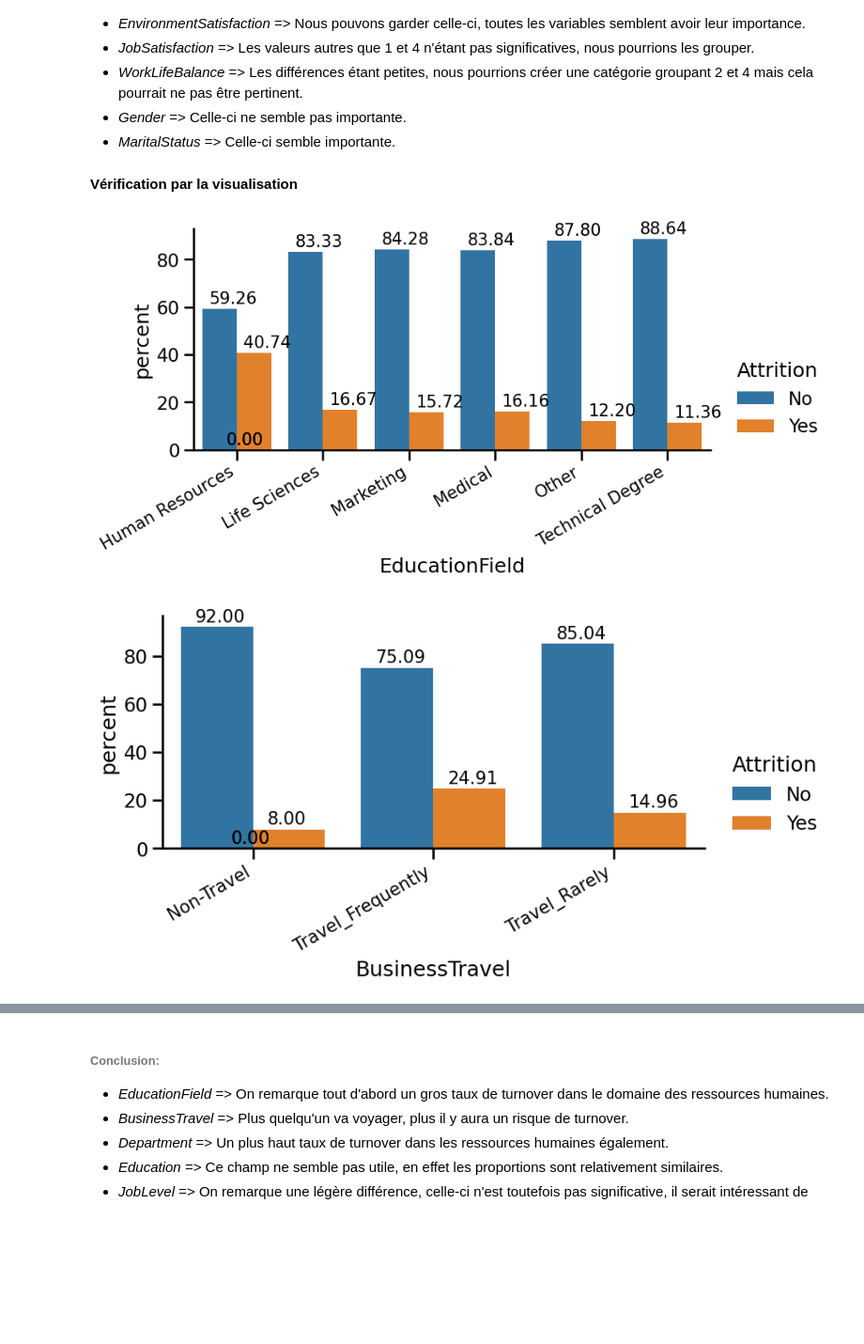
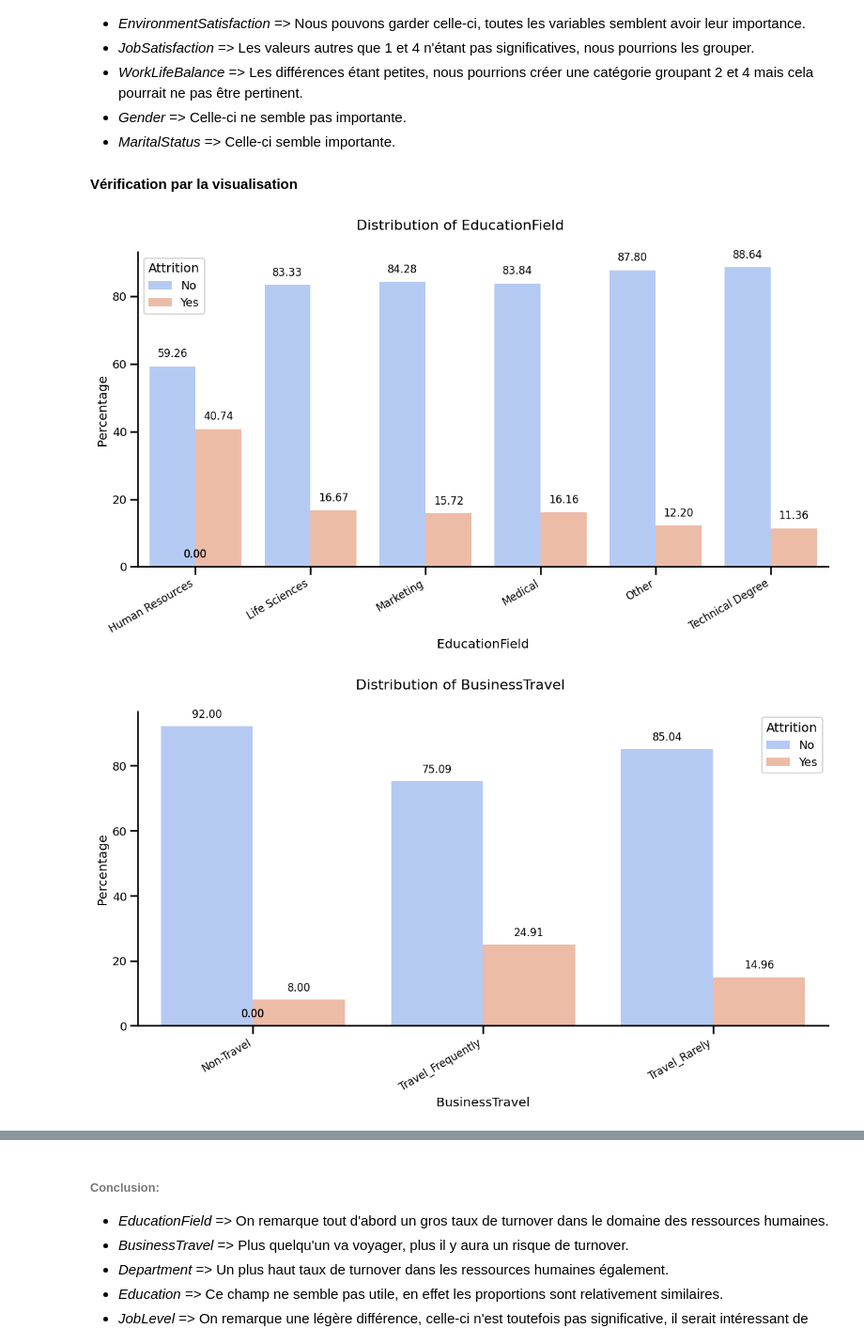
Before and after one commit to Milan-SANGARE/IA-for-HumanForYou---Groupe-1, a Jupyter notebook: Livrable2.ipynb, the cells around one changed output, grey strips where cells are left out. Shown at 94% size. Cells and saved outputs as stored; diff of their text form; code cells hidden in the pictures; blank space fills up the shorter version.

```diff
--- a/Livrable2.ipynb
+++ b/Livrable2.ipynb
@@ -49,29 +49,14 @@ import seaborn as sns
 # %% [markdown]
 ## Import et première visualisation des données
 # %%
-DATASET_PATH = "sample_data"
+DATASET_PATH = ""
 RANDOM_STATE = 42
 BOLD = '\033[1m'
 END = '\033[0m'
 # %%
-import os
-import rarfile
-import pandas as pd
-
-def extract_rar(rar_path, extract_path):
-    with rarfile.RarFile(rar_path, 'r') as rar_ref:
-        rar_ref.extractall(path=extract_path)
-
-rar_path = "/content/data.rar"
-
-extract_path = "/content/datasets/ia_project"
-
-def load_csv_data(csv_path):
-
+def load_data(name, dataset_path=DATASET_PATH):
+    csv_path = dataset_path + name + ".csv"
     return pd.read_csv(csv_path)
-
-# Extraire les fichiers du .rar
-extract_rar(rar_path, extract_path)
 
 general_df = load_data(name="general_data")
 manager_srv_df = load_data(name="manager_survey_data")
@@ -596,45 +620,43 @@ Single           0.320  0.506  0.286  0.354        1.0       0.220
 #### Vérification par la visualisation
 # %%
 def add_annotation(cat, c):
-    x1 = c.get_x() + c.get_width() / 2 - .12
+    x1 = c.get_x() + c.get_width() / 2
     y1 = c.get_y() + c.get_height() + 2
 
-    cat.ax.annotate(format(c.get_height(), ".2f"), (x1, y1), size=15)
+    cat.ax.annotate(format(c.get_height(), '.2f'), (x1, y1), ha='center', va='bottom', size=12)
+
 
 def plot_hist(column, df, annot=True):
 
     x_name = column
     y_name = 'Attrition'
 
     temp_data = (df
      .groupby(x_name)[y_name]
      .value_counts(normalize=True)
      .mul(100)
      .rename('percent')
      .reset_index())
 
-    sns.set_context('talk', font_scale = 1)
-    catp = sns.catplot(data=temp_data, x=x_name, y='percent', hue='Attrition', kind='bar', height = 4, aspect = 2, legend_out=True, margin_titles=True)
+    sns.set_context('talk', font_scale = 0.8)
 
-    catp.set_xticklabels(rotation=30, fontsize=15, horizontalalignment='right',)
+    catp = sns.catplot(data=temp_data, x=x_name, y='percent', hue=y_name, kind='bar', height=6, aspect=2, palette='coolwarm', legend_out=False)
 
+    catp.set_xticklabels(rotation=30, horizontalalignment='right', fontsize=12)
+    catp.set_axis_labels(x_name, 'Percentage')
+    catp.fig.suptitle(f'Distribution of {x_name} ', fontsize=16, y=1.05)  # Ajustement pour le titre
 
 
     if annot:
         spots = catp.ax.patches
-        # need to separate in half de spots to put them in the right order (first half: Attrition=no; second half Attrition=yes)
-        mid = len(spots) // 2
-
-        for i in range(0, mid) :
-
-            add_annotation(catp, spots[i])
-            add_annotation(catp, spots[mid + i])
+        for c in spots:
+            add_annotation(catp, c)
 
 
 hue_order = ['No', 'Yes']
 
 for name in disc:
     plot_hist(name, analysis_df)
 # %% [output]
-[figure, old version]
+[figure, new version]
-[figure, old version]
+[figure, new version]
```
Also changed, not shown: parts of 12 cells of this notebook.
